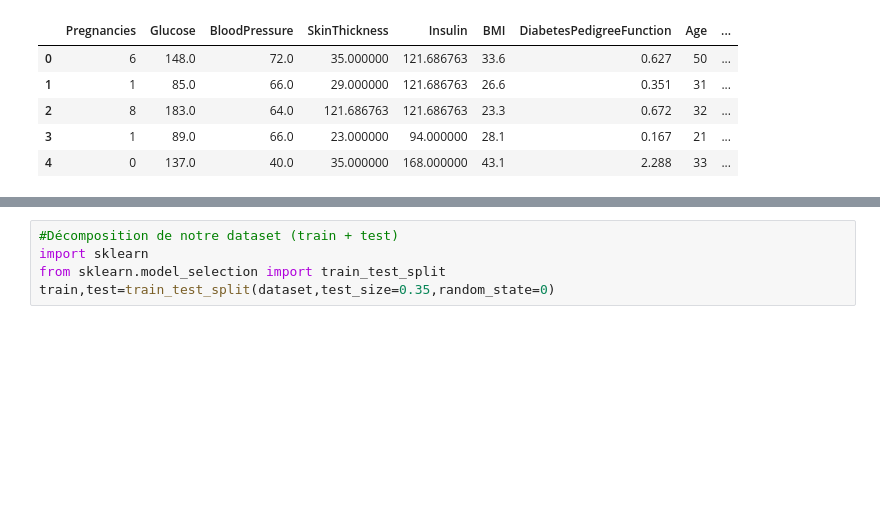
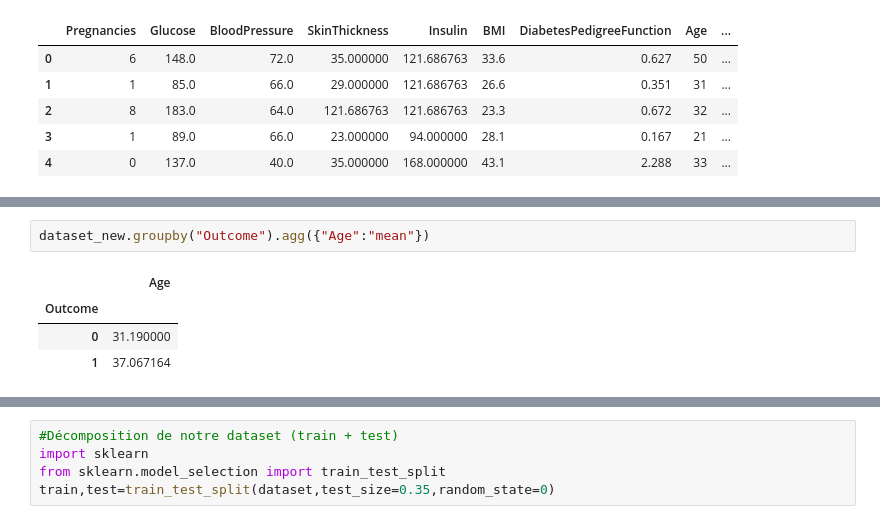
Before and after one commit to Lounes-Kheris98/diabete.predict, a Jupyter notebook: Predict_Diabets_OA.ipynb, the cells around one changed output, grey strips where cells are left out. Drawn from its saved outputs; the diff is of its cells as text; blank space fills up the shorter version.

```diff
--- a/Predict_Diabets_OA.ipynb
+++ b/Predict_Diabets_OA.ipynb
@@ -208,0 +237,7 @@ dataset_new.head()
+# %%
+dataset_new.groupby("Outcome").agg({"Age":"mean"})
+# %% [output]
+|  | Age |
+| Outcome |  |
+| 0 | 31.190000 |
+| 1 | 37.067164 |
```
Also changed, not shown: parts of 16 cells of this notebook.
